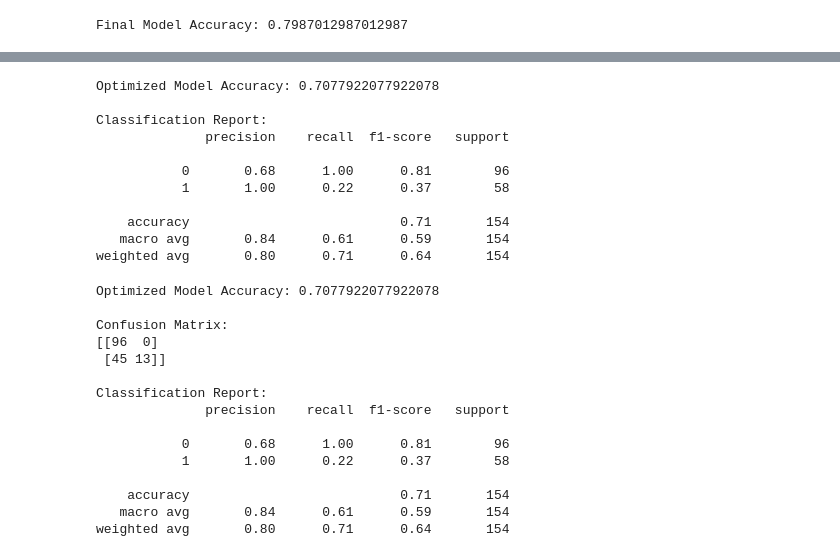
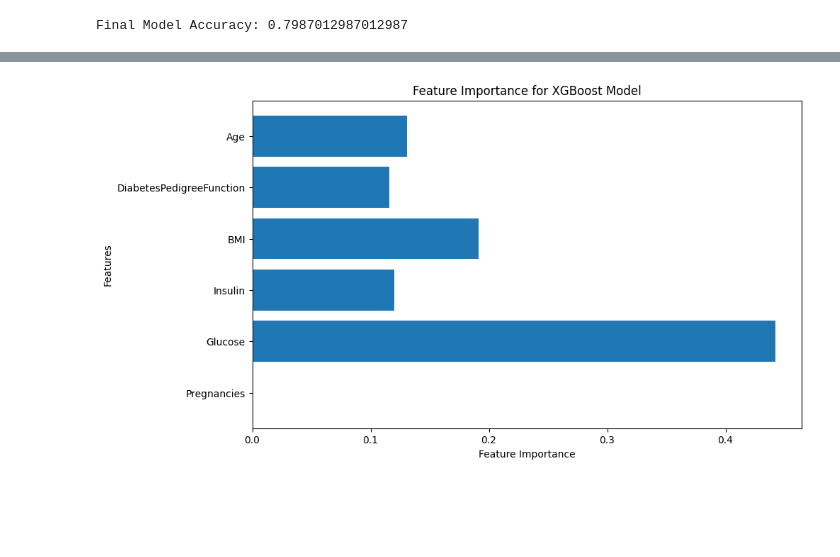
Before and after one commit to jenuzho/PREDICTING-DIABETES-boosting-Algorithm, a Jupyter notebook: src/explore.ipynb, the cells around one changed output, grey strips where cells are left out. Saved outputs shown, nothing was run; the diff lists cells and outputs as text; code cells hidden in the pictures; blank space fills up the shorter version.

```diff
--- a/src/explore.ipynb
+++ b/src/explore.ipynb
@@ -211,62 +236,12 @@ Parameters: { "classifier__learning_rate", "classifier__max_depth", "classifier_
-# %%
-from xgboost import XGBClassifier
-from sklearn.metrics import accuracy_score, classification_report
-
-# Clean the best parameters by removing the prefix if needed
-best_params = {key.split('__')[-1]: value for key, value in grid_search.best_params_.items()}
-
-# Train a new XGBClassifier with the cleaned parameters
-best_xgb_model = XGBClassifier(**best_params, eval_metric="logloss", random_state=42)
-best_xgb_model.fit(X_train, y_train.values.ravel())
-
-# Make predictions on the test set
-y_pred_optimized = best_xgb_model.predict(X_test)
-
-# Evaluate the optimized model
-accuracy_optimized = accuracy_score(y_test, y_pred_optimized)
-print(f"Optimized Model Accuracy: {accuracy_optimized}")
-print("\nClassification Report:")
-print(classification_report(y_test, y_pred_optimized))
-# %% [output]
-Optimized Model Accuracy: 0.7077922077922078
-
-Classification Report:
-              precision    recall  f1-score   support
-
-           0       0.68      1.00      0.81        96
-           1       1.00      0.22      0.37        58
-
-    accuracy                           0.71       154
-   macro avg       0.84      0.61      0.59       154
-weighted avg       0.80      0.71      0.64       154
-# %%
-from sklearn.metrics import confusion_matrix, classification_report
-
-# Evaluate the optimized model
-accuracy_optimized = accuracy_score(y_test, y_pred_optimized)
-print(f"Optimized Model Accuracy: {accuracy_optimized}")
-
-# Confusion Matrix
-conf_matrix = confusion_matrix(y_test, y_pred_optimized)
-print("\nConfusion Matrix:")
-print(conf_matrix)
-
-# Classification Report
-print("\nClassification Report:")
-print(classification_report(y_test, y_pred_optimized))
-# %% [output]
-Optimized Model Accuracy: 0.7077922077922078
-
-Confusion Matrix:
-[[96  0]
- [45 13]]
-
-Classification Report:
-              precision    recall  f1-score   support
-
-           0       0.68      1.00      0.81        96
-           1       1.00      0.22      0.37        58
-
-    accuracy                           0.71       154
-   macro avg       0.84      0.61      0.59       154
-weighted avg       0.80      0.71      0.64       154
+# %%
+import matplotlib.pyplot as plt
+
+# Plot feature importance
+plt.figure(figsize=(10, 6))
+plt.barh(X_train.columns, best_xgb_model.feature_importances_)
+plt.xlabel("Feature Importance")
+plt.ylabel("Features")
+plt.title("Feature Importance for XGBoost Model")
+plt.show()
+# %% [output]
+[figure, added]
```
Also changed, not shown: parts of 4 cells of this notebook, 1 other file.
